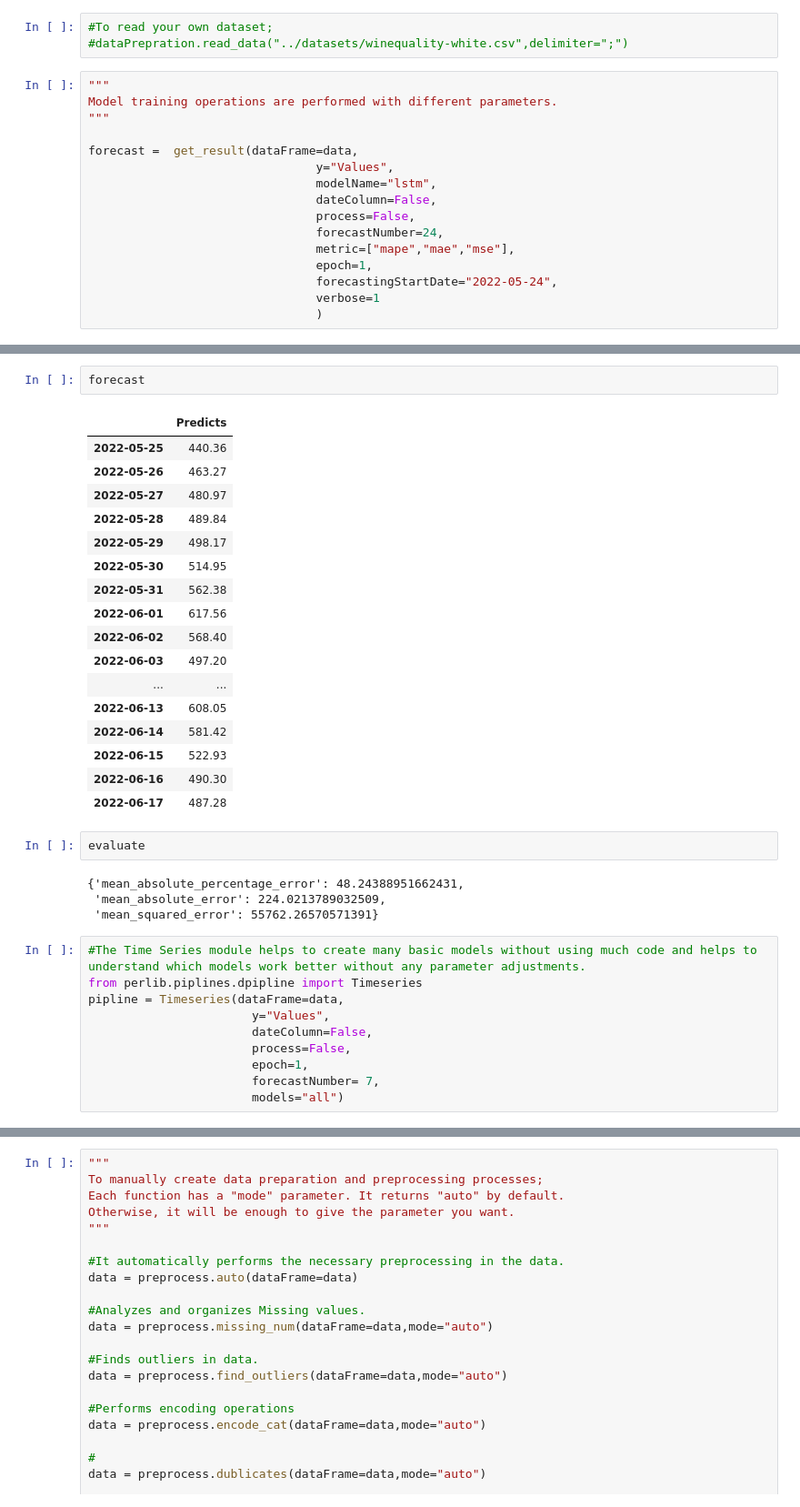
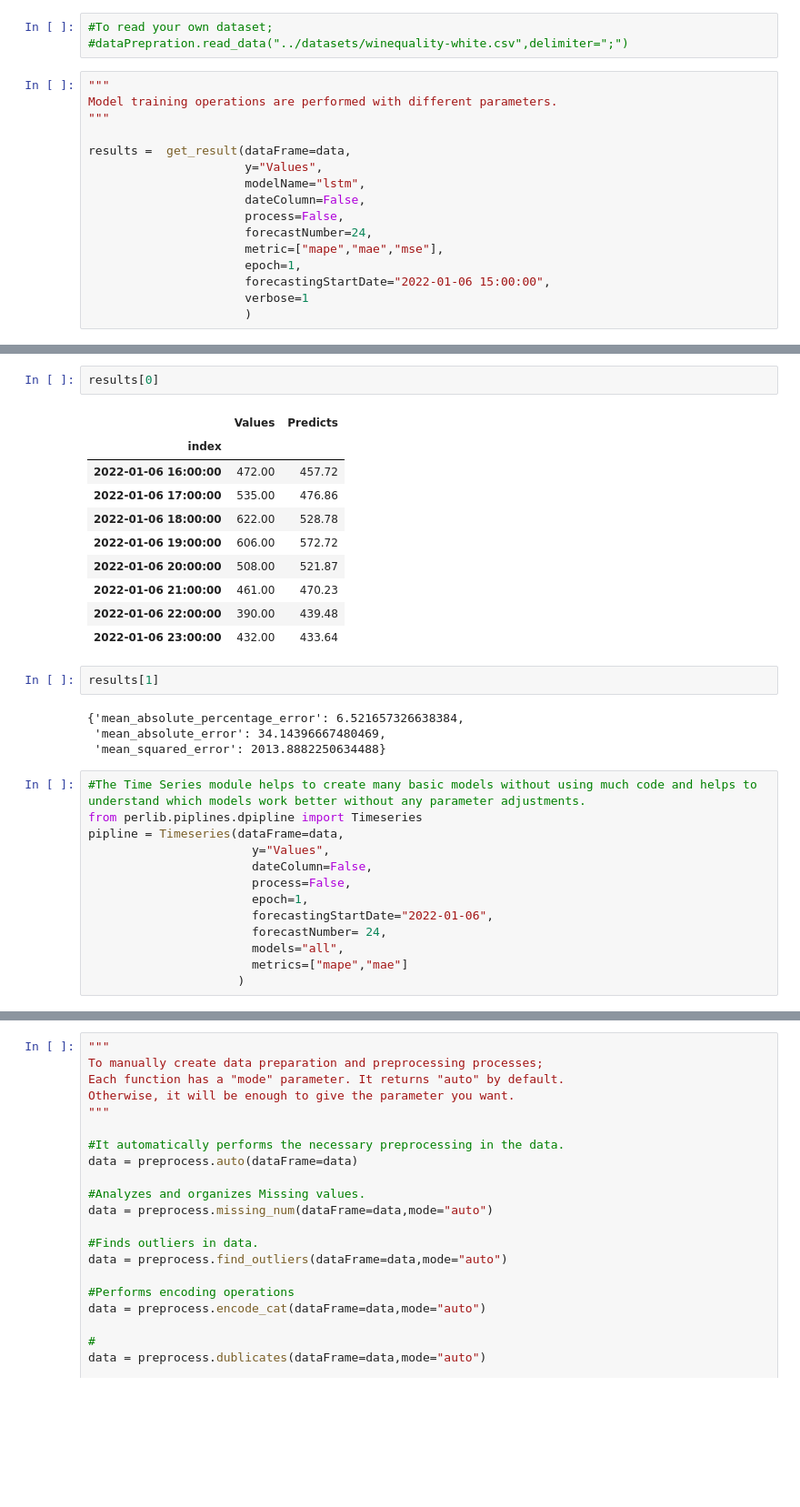
Before and after one commit to ruzgarkanar/perlib, a Jupyter notebook: src/example-Deep_learning_models.ipynb, the cells around one changed output, grey strips where cells are left out. Shown at 91% size. Cells and saved outputs as stored; diff of their text form; blank space fills up the shorter version.

```diff
--- a/src/example-Deep_learning_models.ipynb
+++ b/src/example-Deep_learning_models.ipynb
@@ -37,17 +34,17 @@ data
 Model training operations are performed with different parameters.
 """
 
-forecast =  get_result(dataFrame=data,
-                                y="Values",
-                                modelName="lstm",
-                                dateColumn=False,
-                                process=False,
-                                forecastNumber=24,
-                                metric=["mape","mae","mse"],
-                                epoch=1,
-                                forecastingStartDate="2022-05-24",
-                                verbose=1
-                                )
+results =  get_result(dataFrame=data,
+                      y="Values",
+                      modelName="lstm",
+                      dateColumn=False,
+                      process=False,
+                      forecastNumber=24,
+                      metric=["mape","mae","mse"],
+                      epoch=1,
+                      forecastingStartDate="2022-01-06 15:00:00",
+                      verbose=1
+                      )
 # %% [output]
 Parameters created
 The model training process has been started.
@@ -69,29 +62,22 @@ The model is being saved
-# %%
-forecast
-# %% [output]
-|  | Predicts |
-| 2022-05-25 | 440.36 |
-| 2022-05-26 | 463.27 |
-| 2022-05-27 | 480.97 |
-| 2022-05-28 | 489.84 |
-| 2022-05-29 | 498.17 |
-| 2022-05-30 | 514.95 |
-| 2022-05-31 | 562.38 |
-| 2022-06-01 | 617.56 |
-| 2022-06-02 | 568.40 |
-| 2022-06-03 | 497.20 |
-| ... | ... |
-| 2022-06-13 | 608.05 |
-| 2022-06-14 | 581.42 |
-| 2022-06-15 | 522.93 |
-| 2022-06-16 | 490.30 |
-| 2022-06-17 | 487.28 |
-# %%
-evaluate
-# %% [output]
-{'mean_absolute_percentage_error': 48.24388951662431,
- 'mean_absolute_error': 224.0213789032509,
- 'mean_squared_error': 55762.26570571391}
+# %%
+results[0]
+# %% [output]
+|  | Values | Predicts |
+| index |  |  |
+| 2022-01-06 16:00:00 | 472.00 | 457.72 |
+| 2022-01-06 17:00:00 | 535.00 | 476.86 |
+| 2022-01-06 18:00:00 | 622.00 | 528.78 |
+| 2022-01-06 19:00:00 | 606.00 | 572.72 |
+| 2022-01-06 20:00:00 | 508.00 | 521.87 |
+| 2022-01-06 21:00:00 | 461.00 | 470.23 |
+| 2022-01-06 22:00:00 | 390.00 | 439.48 |
+| 2022-01-06 23:00:00 | 432.00 | 433.64 |
+# %%
+results[1]
+# %% [output]
+{'mean_absolute_percentage_error': 6.521657326638384,
+ 'mean_absolute_error': 34.14396667480469,
+ 'mean_squared_error': 2013.8882250634488}
 # %%
 #The Time Series module helps to create many basic models without using much code and helps to understand which models work better without any parameter adjustments.
 from perlib.piplines.dpipline import Timeseries
@@ -100,8 +86,11 @@ pipline = Timeseries(dataFrame=data,
                        dateColumn=False,
                        process=False,
                        epoch=1,
-                       forecastNumber= 7,
-                       models="all")
+                       forecastingStartDate="2022-01-06",
+                       forecastNumber= 24,
+                       models="all",
+                       metrics=["mape","mae"]
+                     )
 # %%
 predictions = pipline.fit()
 # %% [output]
```
Also changed, not shown: parts of 12 cells of this notebook, 50 other files.
